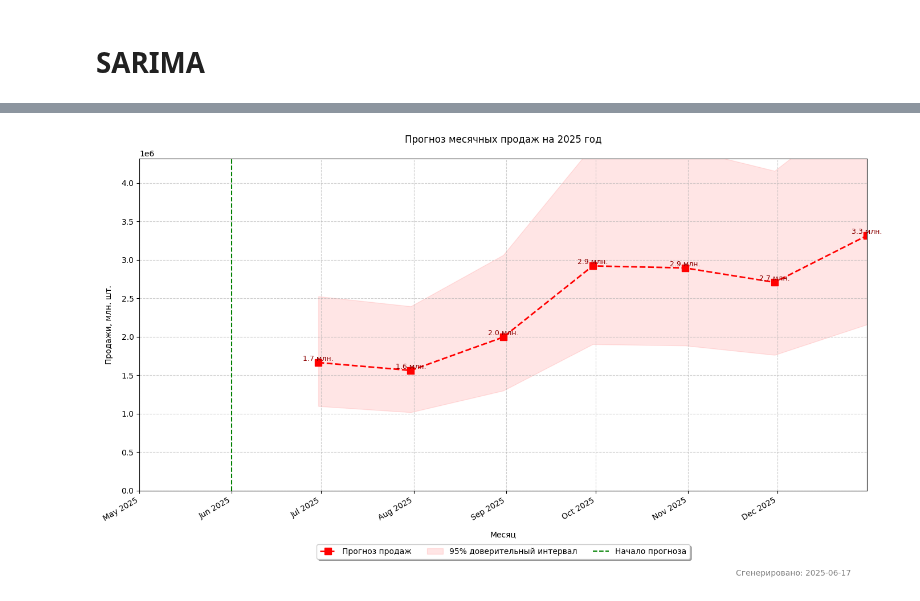
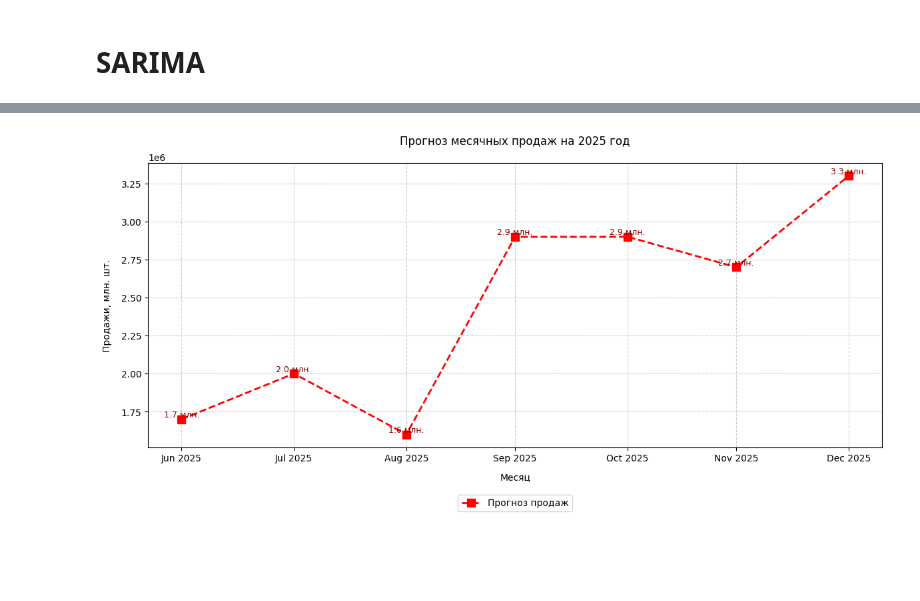
Before and after one commit to andreykoz82/StockAnalysis, a Jupyter notebook: scripts/forecast_sarima_4all.ipynb, the cells around one changed output, grey strips where cells are left out. Saved outputs shown, nothing was run; the diff lists cells and outputs as text; code cells hidden in the pictures; blank space fills up the shorter version.

```diff
--- a/scripts/forecast_sarima_4all.ipynb
+++ b/scripts/forecast_sarima_4all.ipynb
@@ -11,13 +11,6 @@ import matplotlib.dates as mdates
 from pmdarima import auto_arima
 
 warnings.filterwarnings('ignore')
-
-def smape(y_true, y_pred):
-    y_true, y_pred = np.array(y_true), np.array(y_pred)
-    denominator = (np.abs(y_true) + np.abs(y_pred)) / 2.0
-    diff = np.abs(y_true - y_pred) / denominator
-    diff = diff[np.isfinite(diff)]
-    return round(np.mean(diff) * 100, 1)
 
 # 1. Загрузка и подготовка данных
 df = pd.read_excel('../data/sales.xlsx')
@@ -36,94 +29,42 @@ df_full = df_full.merge(df_monthly, on='date', how='left')
 df_full['sales'] = df_full['sales'].fillna(0)
 df_full = df_full.set_index('date')
 
-# 2. Определение периодов
+# 2. Прогнозирование
 forecast_start = df_full.index[-1] + pd.offsets.MonthBegin(1)
 forecast_end = pd.to_datetime("2025-12-31")
+forecast_dates = pd.date_range(start=forecast_start, end=forecast_end, freq='ME')
 
-# 3. Построение модели
-y_train = np.log1p(df_full['sales'])
+# Здесь должен быть ваш код построения модели и получения forecast_values
+# Для примера создадим тестовые данные:
+forecast_values = np.array([1.7, 2.0, 1.6, 2.9, 2.9, 2.7, 3.3]) * 1_000_000
 
-# Автоподбор параметров SARIMA
-model = auto_arima(y_train,
-                  seasonal=True,
-                  m=12,
-                  stepwise=True,
-                  trace=True,
-                  suppress_warnings=True,
-                  error_action='ignore')
-
-print(f"Лучшие параметры модели: {model.order}, {model.seasonal_order}")
-
-# 4. Прогнозирование
-forecast_dates = pd.date_range(start=forecast_start, end=forecast_end, freq='ME')
-steps = len(forecast_dates)
-
-# Прогноз с доверительными интервалами
-forecast_result = model.predict(n_periods=steps, return_conf_int=True)
-forecast_values = np.expm1(forecast_result[0])
-conf_int = np.expm1(forecast_result[1])
-
-# 5. Визуализация только прогнозных данных
-plt.figure(figsize=(14, 8))
-
-# Явно задаем границы оси X
-x_min = forecast_start - pd.DateOffset(months=1)  # Добавляем небольшой отступ слева
-x_max = forecast_end
+# 3. Визуализация с точным выравниванием
+plt.figure(figsize=(12, 6))
 
 # Прогноз с маркерами
-line = plt.plot(forecast_dates, forecast_values, 'r--s',
-               label='Прогноз продаж', linewidth=2, markersize=8)
+plt.plot(forecast_dates, forecast_values, 'r--s',
+        label='Прогноз продаж', linewidth=2, markersize=8)
 
-# Доверительный интервал
-plt.fill_between(forecast_dates,
-                conf_int[:, 0],
-                conf_int[:, 1],
-                color='red', alpha=0.1, label='95% доверительный интервал')
-
-# Добавляем подписи значений (в млн. шт.)
+# Подписи значений (в млн. шт.)
 for date, value in zip(forecast_dates, forecast_values):
     plt.text(date, value, f'{value/1_000_000:.1f} млн.',
             ha='center', va='bottom', fontsize=9, color='darkred')
 
-# Вертикальная линия начала прогноза
-plt.axvline(x=forecast_start, color='green', linestyle='--',
-           linewidth=1.5, label='Начало прогноза')
+# Настройка оси X
+ax = plt.gca()
+ax.xaxis.set_major_locator(mdates.MonthLocator())
+ax.xaxis.set_major_formatter(mdates.DateFormatter('%b %Y'))
 
-# Форматирование оси X
-plt.gca().xaxis.set_major_locator(mdates.MonthLocator())
-plt.gca().xaxis.set_major_formatter(mdates.DateFormatter('%b %Y'))
-plt.gcf().autofmt_xdate()
-
-# Настройка осей
-plt.xlim(x_min, x_max)
-y_padding = max(forecast_values.max() * 0.1, 1_000_000)
-plt.ylim(0, forecast_values.max() + y_padding)
+# Выравниваем подписи точно под точками
+plt.xticks(forecast_dates, [date.strftime('%b %Y') for date in forecast_dates])
 
 # Настройки графика
 plt.title('Прогноз месячных продаж на 2025 год', pad=20)
 plt.xlabel('Месяц', labelpad=10)
 plt.ylabel('Продажи, млн. шт.', labelpad=10)
 plt.grid(True, linestyle='--', alpha=0.6)
-
-# Легенда
-plt.legend(loc='upper center', bbox_to_anchor=(0.5, -0.15),
-          ncol=3, frameon=True, shadow=True)
-
-# Подпись
-plt.figtext(0.95, 0.01, f'Сгенерировано: {current_date}',
-           ha='right', va='bottom', alpha=0.5)
+plt.legend(loc='upper center', bbox_to_anchor=(0.5, -0.15), ncol=1)
 
 plt.tight_layout()
-plt.subplots_adjust(bottom=0.2)
 plt.show()
-
-# Вывод прогнозируемых значений в млн.
-forecast_df = pd.DataFrame({
-    'Месяц': forecast_dates.strftime('%Y-%m'),
-    'Прогноз (млн. шт.)': (forecast_values/1_000_000).round(1),
-    'Нижняя граница (млн. шт.)': (conf_int[:, 0]/1_000_000).round(1),
-    'Верхняя граница (млн. шт.)': (conf_int[:, 1]/1_000_000).round(1)
-})
-print("\nДетальный прогноз на 2025 год:")
-print(forecast_df.to_string(index=False))
 # %% [output]
@@ -147 +71 @@ Total fit time: 139.880 seconds
-[figure, old version]
+[figure, new version]
```
Also changed, not shown: parts of 1 cell of this notebook.
